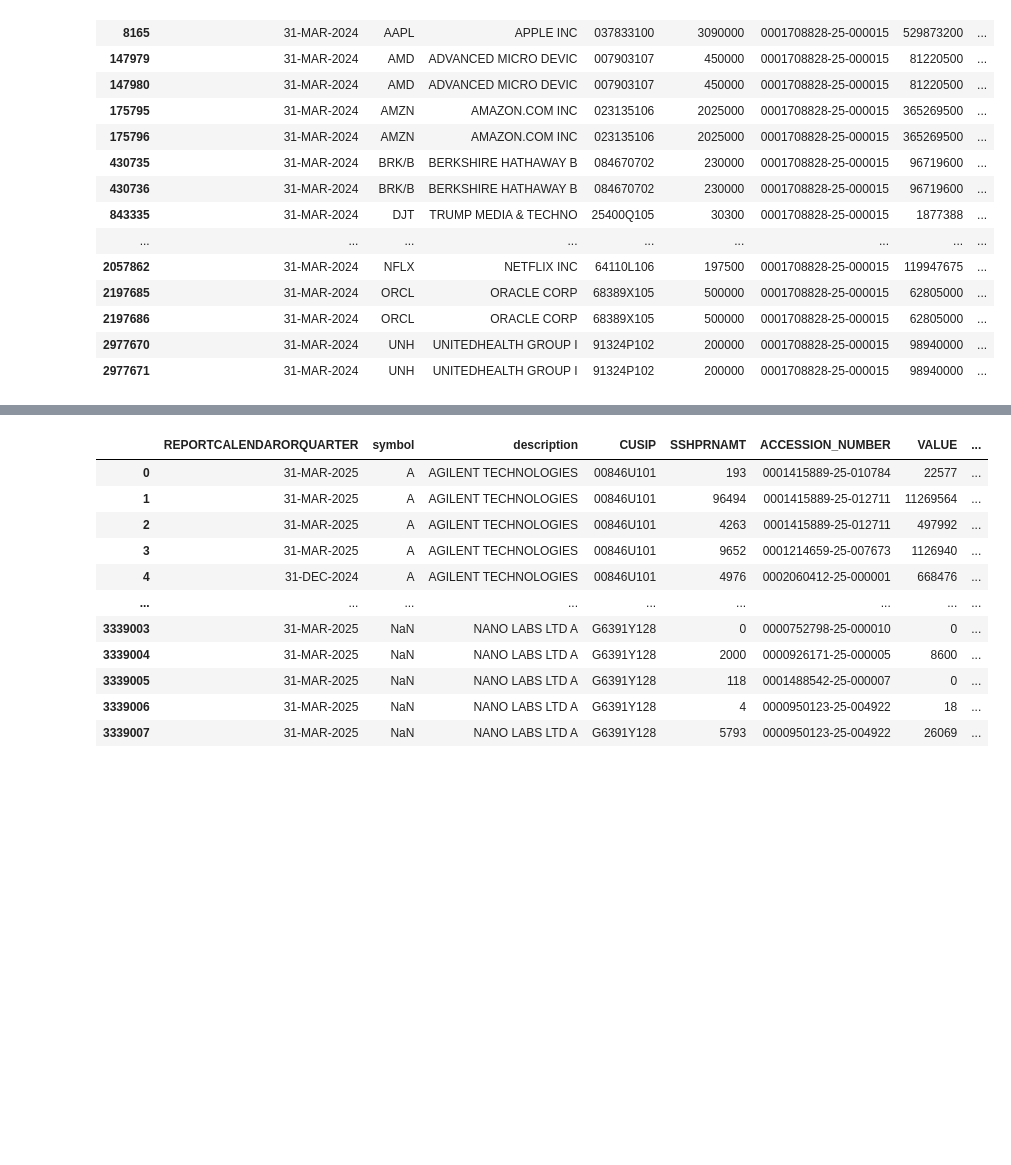
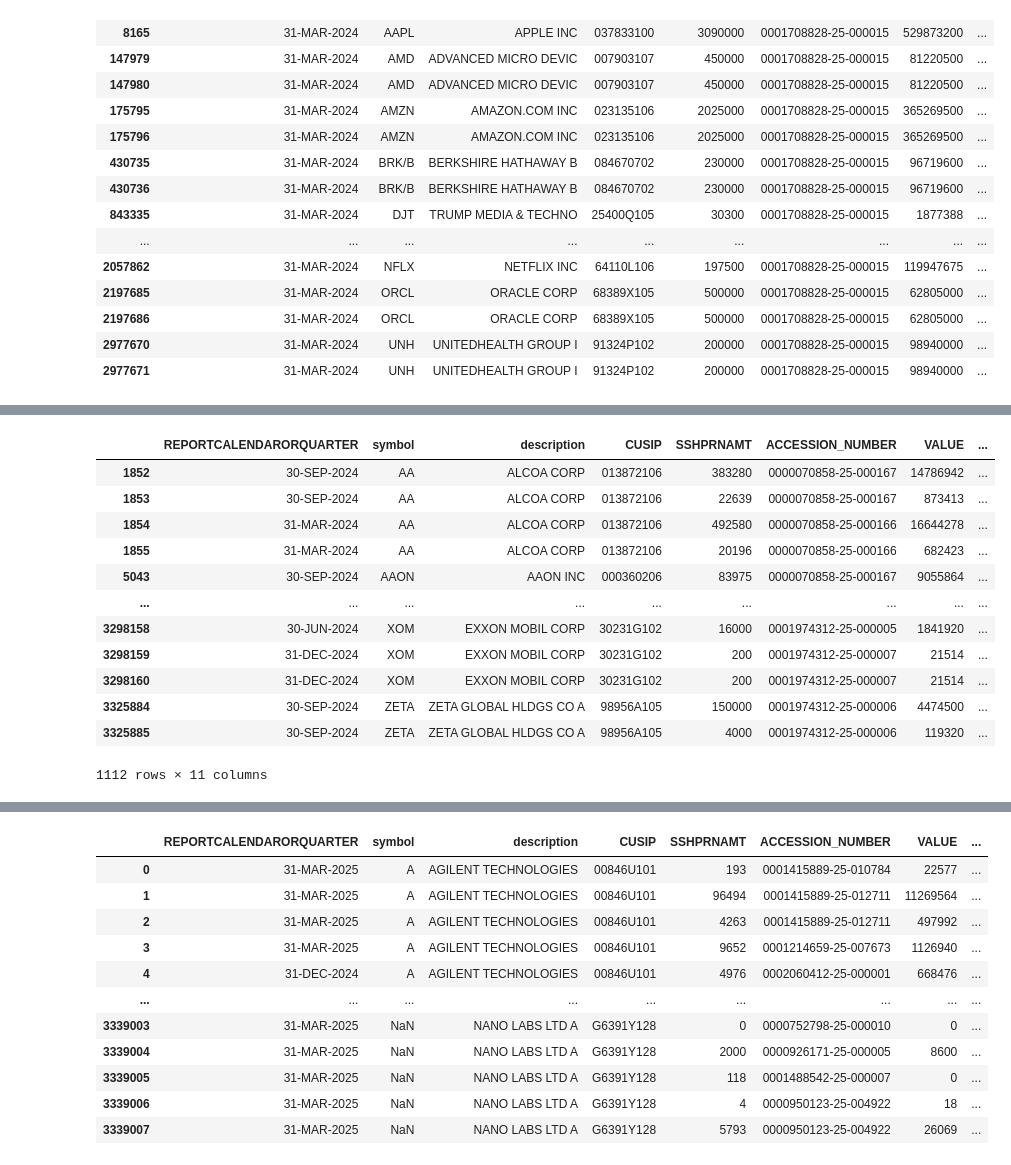
Before and after one commit to uddhavkalra/Stocks-Responsiveness, a Jupyter notebook: Initial_stuff.ipynb, the cells around one changed output, grey strips where cells are left out. Cells and saved outputs as stored; diff of their text form; code cells hidden in the pictures; blank space fills up the shorter version.

```diff
--- a/Initial_stuff.ipynb
+++ b/Initial_stuff.ipynb
@@ -316,0 +349,3 @@ a[a['AMENDMENTNO'] == 5]
+# %%
+c = a[a.duplicated(subset=['REPORTCALENDARORQUARTER', 'description', 'FILINGMANAGER_NAME', 'AMENDMENTTYPE', 'AMENDMENTNO'], keep=False)]
+c
@@ -316,0 +366,16 @@ a[a['AMENDMENTNO'] == 5]
+# %%
+c[c['AMENDMENTTYPE'] == 'NEW HOLDINGS'] #Should I take max and add or add all new holdings?
+# %% [output]
+|  | REPORTCALENDARORQUARTER | symbol | description | CUSIP | SSHPRNAMT | ACCESSION_NUMBER | VALUE | ... |
+| 1852 | 30-SEP-2024 | AA | ALCOA CORP | 013872106 | 383280 | 0000070858-25-000167 | 14786942 | ... |
+| 1853 | 30-SEP-2024 | AA | ALCOA CORP | 013872106 | 22639 | 0000070858-25-000167 | 873413 | ... |
+| 1854 | 31-MAR-2024 | AA | ALCOA CORP | 013872106 | 492580 | 0000070858-25-000166 | 16644278 | ... |
+| 1855 | 31-MAR-2024 | AA | ALCOA CORP | 013872106 | 20196 | 0000070858-25-000166 | 682423 | ... |
+| 5043 | 30-SEP-2024 | AAON | AAON INC | 000360206 | 83975 | 0000070858-25-000167 | 9055864 | ... |
+| ... | ... | ... | ... | ... | ... | ... | ... | ... |
+| 3298158 | 30-JUN-2024 | XOM | EXXON MOBIL CORP | 30231G102 | 16000 | 0001974312-25-000005 | 1841920 | ... |
+| 3298159 | 31-DEC-2024 | XOM | EXXON MOBIL CORP | 30231G102 | 200 | 0001974312-25-000007 | 21514 | ... |
+| 3298160 | 31-DEC-2024 | XOM | EXXON MOBIL CORP | 30231G102 | 200 | 0001974312-25-000007 | 21514 | ... |
+| 3325884 | 30-SEP-2024 | ZETA | ZETA GLOBAL HLDGS CO A | 98956A105 | 150000 | 0001974312-25-000006 | 4474500 | ... |
+| 3325885 | 30-SEP-2024 | ZETA | ZETA GLOBAL HLDGS CO A | 98956A105 | 4000 | 0001974312-25-000006 | 119320 | ... |
+1112 rows × 11 columns
```
Also changed, not shown: parts of 6 cells of this notebook, 1 other file.
